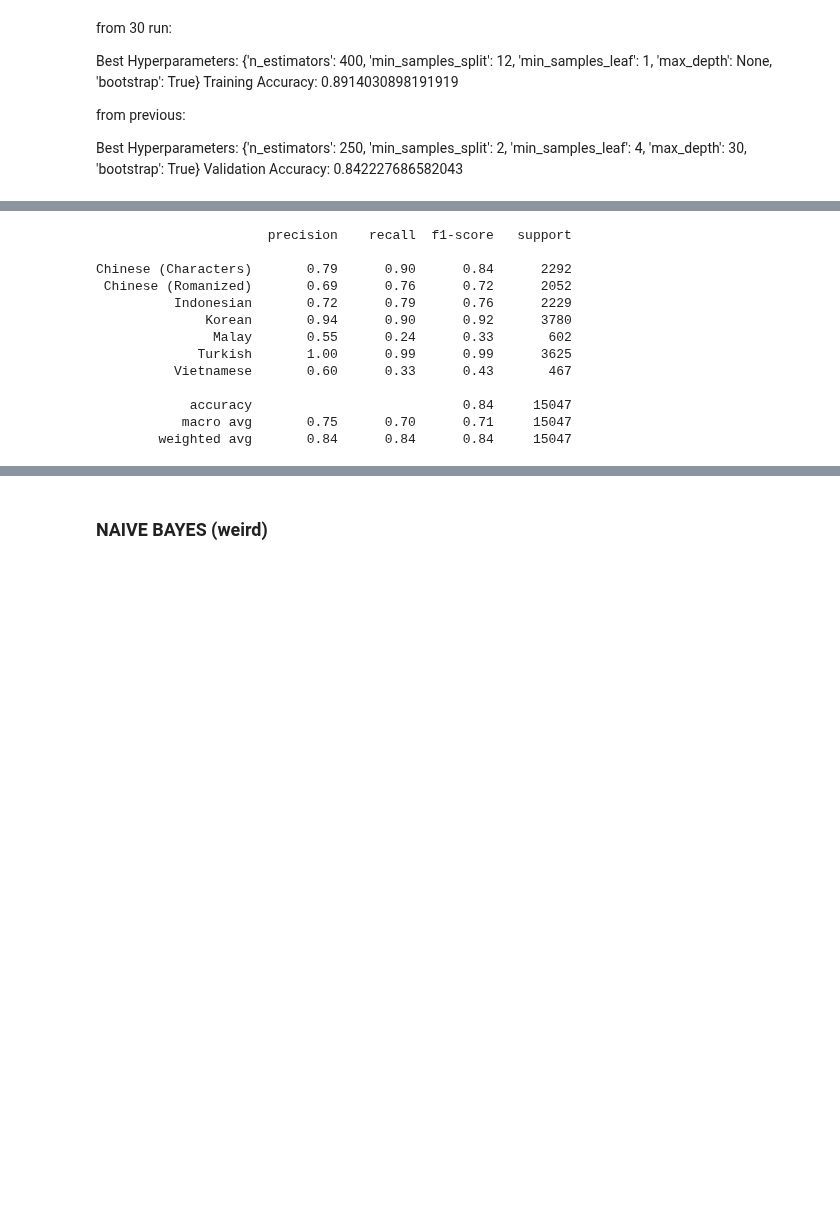
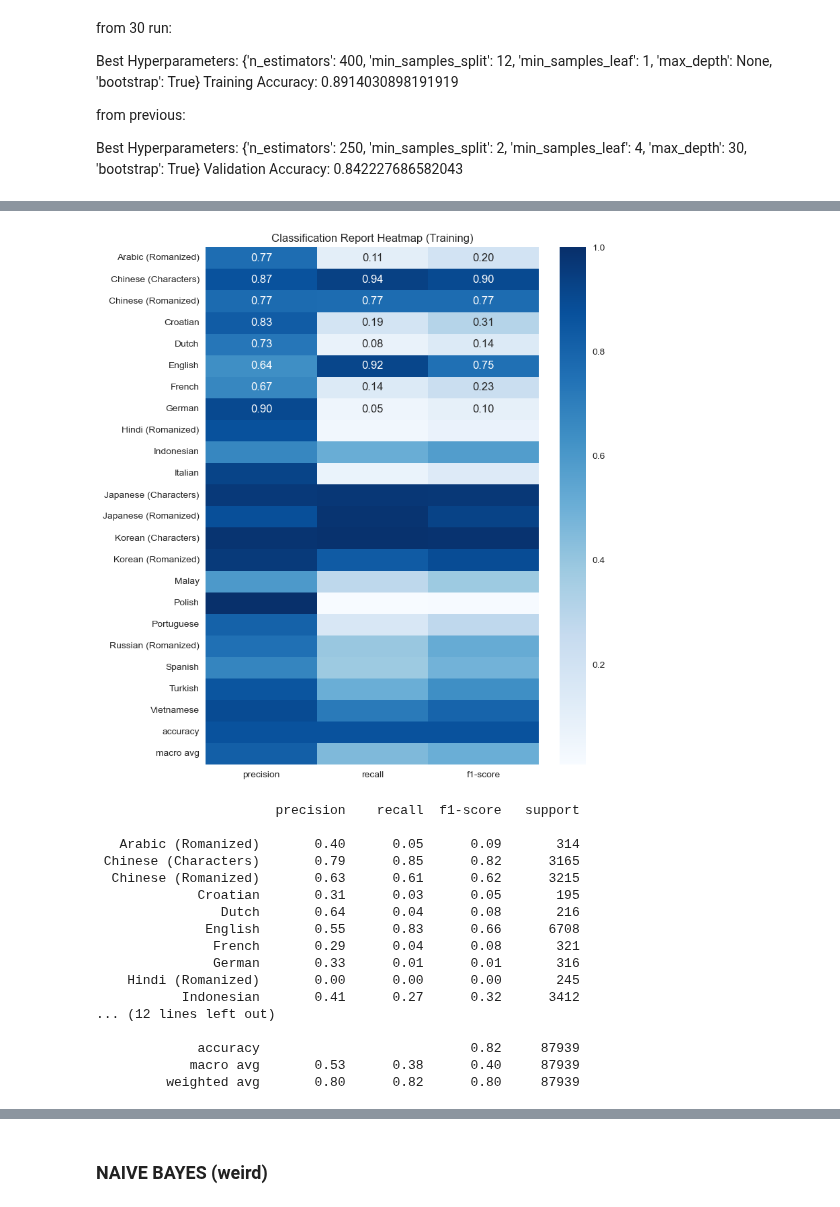
Before and after one commit to Exiger-project/Name_Of_Origin_Project-, a Jupyter notebook: StefaniModelTraining.ipynb, the cells around one changed output, grey strips where cells are left out. Cells and saved outputs as stored; diff of their text form; code cells hidden in the pictures; blank space fills up the shorter version.

```diff
--- a/StefaniModelTraining.ipynb
+++ b/StefaniModelTraining.ipynb
@@ -318,0 +333,6 @@ Best Hyperparameters: {'bootstrap': True, 'max_depth': None, 'max_features': 'sq
+# %%
+y_train_pred2 = best_model.predict(X_train)
+
+# Evaluate performance
+train_accuracy2 = accuracy_score(y_train, y_train_pred2)
+print("Training Accuracy:", train_accuracy2)
@@ -328,16 +370,33 @@ Test Accuracy: 0.8423606034425467
+# %%
+train_report2 = classification_report(y_train, y_train_pred2, output_dict = True)
+
+# Convert the classification report to a DataFrame for better visualization
+train_report_df2 = pd.DataFrame(train_report2).transpose()
+
+# Plot the heatmap
+plt.figure(figsize = (8, 10))
+sns.heatmap(train_report_df2.iloc[:-1, :-1], annot = True, cmap = 'Blues', fmt = '.2f')
+plt.title('Classification Report Heatmap (Training)')
+plt.show()
+# %% [output]
+[figure, added]
 # %%
-print(classification_report(y_test, y_test_pred))
+print(classification_report(y_test, y_test_pred2))
 # %% [output]
-                      precision    recall  f1-score   support
+                       precision    recall  f1-score   support
 
-Chinese (Characters)       0.79      0.90      0.84      2292
- Chinese (Romanized)       0.69      0.76      0.72      2052
-          Indonesian       0.72      0.79      0.76      2229
-              Korean       0.94      0.90      0.92      3780
-               Malay       0.55      0.24      0.33       602
-             Turkish       1.00      0.99      0.99      3625
-          Vietnamese       0.60      0.33      0.43       467
+   Arabic (Romanized)       0.40      0.05      0.09       314
+ Chinese (Characters)       0.79      0.85      0.82      3165
+  Chinese (Romanized)       0.63      0.61      0.62      3215
+             Croatian       0.31      0.03      0.05       195
+                Dutch       0.64      0.04      0.08       216
+              English       0.55      0.83      0.66      6708
+               French       0.29      0.04      0.08       321
+               German       0.33      0.01      0.01       316
+    Hindi (Romanized)       0.00      0.00      0.00       245
+           Indonesian       0.41      0.27      0.32      3412
+... (12 lines left out)
 
-            accuracy                           0.84     15047
-           macro avg       0.75      0.70      0.71     15047
-        weighted avg       0.84      0.84      0.84     15047
+             accuracy                           0.82     87939
+            macro avg       0.53      0.38      0.40     87939
+         weighted avg       0.80      0.82      0.80     87939
```
Also changed, not shown: parts of 8 cells of this notebook.
